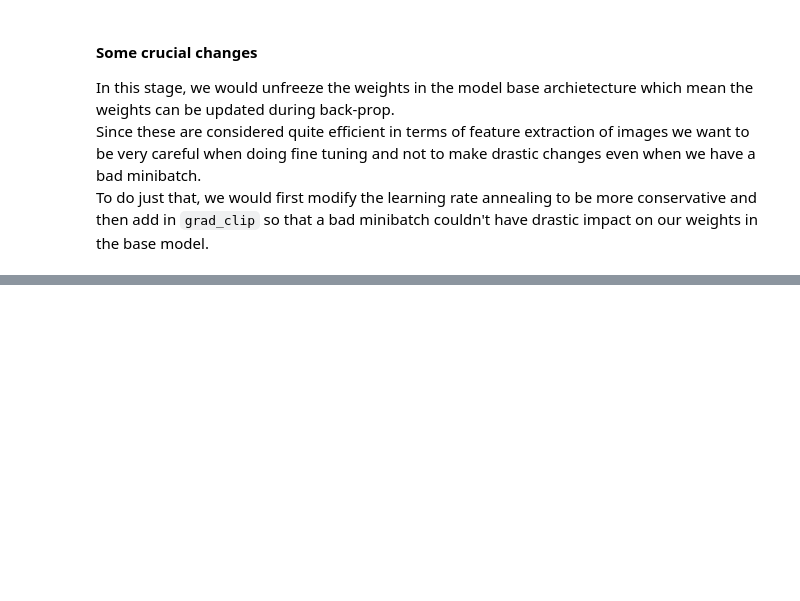
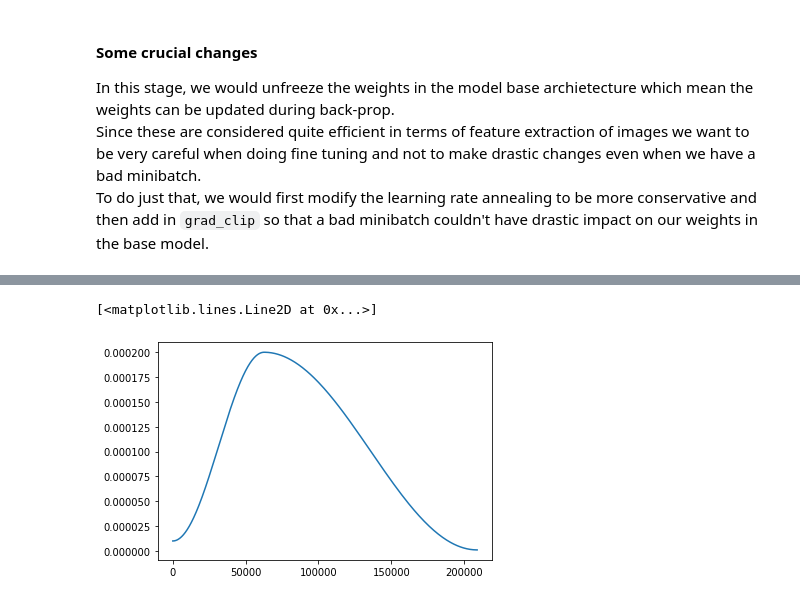
Before and after one commit to Sylar257/Single-Shot-Detection-project, a Jupyter notebook: Phase III--Gradual unfreezing and gradient clipping.ipynb, the cells around one changed output, grey strips where cells are left out. Saved outputs shown, nothing was run; the diff lists cells and outputs as text; code cells hidden in the pictures; blank space fills up the shorter version.

```diff
--- a/Phase III--Gradual unfreezing and gradient clipping.ipynb
+++ b/Phase III--Gradual unfreezing and gradient clipping.ipynb
@@ -1481,0 +1548,5 @@ for epoch in range(start_epoch, epochs):
+# %%
+plt.plot(learning_rates)
+# %% [output]
+[<matplotlib.lines.Line2D at 0x...>]
+[figure, added]
```
Also changed, not shown: parts of 10 cells of this notebook.
